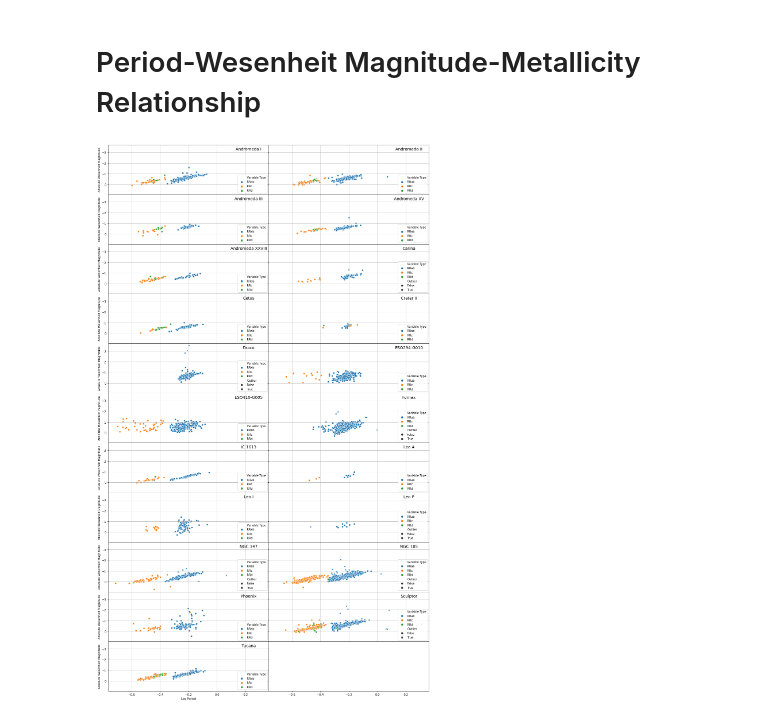
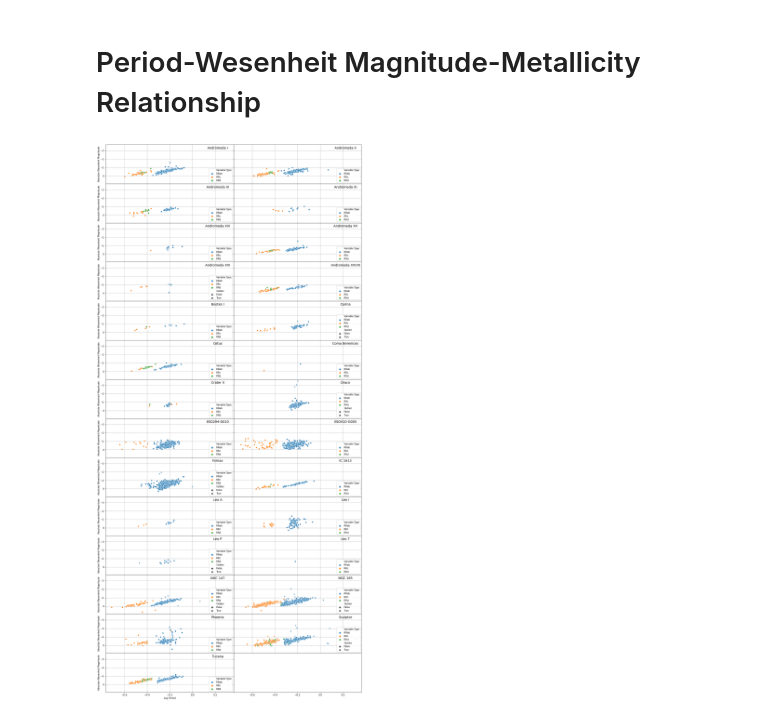
Before and after one commit to pranav-nagarajan/Variable-Stars, a Jupyter notebook: Data Analysis for Variable Stars.ipynb, the cells around one changed output. Drawn from its saved outputs; the diff is of its cells as text; code cells hidden in the pictures.

```diff
--- a/Data Analysis for Variable Stars.ipynb
+++ b/Data Analysis for Variable Stars.ipynb
@@ -348,7 +348,7 @@ and_xvi_names = ['Star', 'RA', 'Dec', 'Type', 'Period (Days)', 'F475W Magnitude'
 and_xvi_graph_tab, and_xvi_lin_reg = convert_table(and_xvi_path, and_xvi_names)
 # %%
 filter_sixteen = (and_xvi_graph_tab['Variable Type'] == 'ab')
-and_xvi_graph_tab['Outlier'] = filter_sixteen & (and_xvi_graph_tab['Log Period'] < -0.208)
+and_xvi_graph_tab['Outlier'] = filter_sixteen & (and_xvi_graph_tab['Wesenheit Magnitude'] > 23.5)
 display(and_xvi_graph_tab.head())
 # %% [output]
 |  | Star | Variable Type | Period (Days) | Wesenheit Magnitude | Uncertainty in Wesenheit Magnitude | Log Period | Outlier |
@@ -361,6 +361,7 @@ display(and_xvi_graph_tab.head())
 bool_filter_sixteen = and_xvi_graph_tab[and_xvi_graph_tab['Variable Type'] == 'ab'].reset_index()['Outlier']
 and_xvi_lin_reg = and_xvi_lin_reg.loc[~(bool_filter_sixteen), :]
 and_xvi_lin_reg = fix_star_code(and_xvi_lin_reg)
+and_sixteen_graph_tab = and_xvi_graph_tab.copy()
 display(and_xvi_lin_reg.head())
 and_xvi_lin_reg.to_csv('Monte Carlo/and_sixteen_mcmc.csv', index = False)
 # %% [output]
@@ -405,7 +406,7 @@ and_xi_path = os.path.join('Andromeda', 'Andromeda XI and XIII/and_xi.txt')
 and_xi_names = ['Star', 'RA Hour', 'RA Min', 'RA Sec', 'Dec Degree', 'Dec Arcmin', 'Dec Arcsec', 'V Magnitude', 'Color',
                 'Period (Days)', 'V Amplitude', 'Type']
 
-and_xi_graph_tab, and_xi_lin_reg = and_xi_xiii_parser(and_xi_path, and_xi_names)
+and_eleven_graph_tab, and_xi_lin_reg = and_xi_xiii_parser(and_xi_path, and_xi_names)
 
 display(and_xi_lin_reg.head())
 and_xi_lin_reg.to_csv('Monte Carlo/and_eleven_mcmc.csv', index = False)
@@ -426,7 +427,7 @@ plt.title(f'Period-Magnitude Relation for Andromeda XI');
 # %%
 and_xiii_path = os.path.join('Andromeda', 'Andromeda XI and XIII/and_xiii.txt')
 
-and_xiii_graph_tab, and_xiii_lin_reg = and_xi_xiii_parser(and_xiii_path, and_xi_names)
+and_thirteen_graph_tab, and_xiii_lin_reg = and_xi_xiii_parser(and_xiii_path, and_xi_names)
 
 display(and_xiii_lin_reg.head())
 and_xiii_lin_reg.to_csv('Monte Carlo/and_thirteen_mcmc.csv', index = False)
@@ -1620,41 +1621,43 @@ plt.title(f'Period-Magnitude Relation for Milky Way Field RR Lyrae');
 # %% [markdown]
 # Period-Wesenheit Magnitude-Metallicity Relationship
 # %%
-fig, ax = plt.subplots(11, 2, figsize = (20, 35), sharex = True, sharey = True, gridspec_kw = {'wspace' : 0, 'hspace' : 0})
-data_repo = [and_one_graph_tab, and_two_graph_tab, and_three_graph_tab, and_fifteen_graph_tab, and_twenty_eight_graph_tab,
-             carina_graph_tab, cetus_graph_tab, crater_graph_tab, draco_graph_tab, ESO_294_graph_tab, ESO_410_graph_tab,
-             fornax_graph_tab, ic_graph_tab, leo_a_graph_tab, leo_i_graph_tab, leo_p_graph_tab, NGC_147_graph_tab,
-             NGC_185_graph_tab, phoenix_graph_tab, sculptor_graph_tab, tucana_graph_tab]
-galaxy_names = ['Andromeda I', 'Andromeda II', 'Andromeda III', 'Andromeda XV', 'Andromeda XXVIII', 'Carina', 'Cetus',
-                'Crater II', 'Draco', 'ESO294-G010', 'ESO410-G005', 'Fornax', 'IC 1613', 'Leo A', 'Leo I', 'Leo P',
+fig, ax = plt.subplots(14, 2, figsize = (20, 44), sharex = True, sharey = True, gridspec_kw = {'wspace' : 0, 'hspace' : 0})
+data_repo = [and_one_graph_tab, and_two_graph_tab, and_three_graph_tab, and_eleven_graph_tab, and_thirteen_graph_tab,
+             and_fifteen_graph_tab, and_sixteen_graph_tab, and_twenty_eight_graph_tab, bootes_graph_tab, carina_graph_tab,
+             cetus_graph_tab, coma_graph_tab, crater_graph_tab, draco_graph_tab, ESO_294_graph_tab, ESO_410_graph_tab,
+             fornax_graph_tab, ic_graph_tab, leo_a_graph_tab, leo_i_graph_tab, leo_p_graph_tab, leo_t_graph_tab,
+             NGC_147_graph_tab, NGC_185_graph_tab, phoenix_graph_tab, sculptor_graph_tab, tucana_graph_tab]
+galaxy_names = ['Andromeda I', 'Andromeda II', 'Andromeda III', 'Andromeda XI', 'Andromeda XIII', 'Andromeda XV',
+                'Andromeda XVI', 'Andromeda XXVIII', 'Bootes I', 'Carina', 'Cetus', 'Coma Berenices', 'Crater II',
+                'Draco', 'ESO294-G010', 'ESO410-G005', 'Fornax', 'IC 1613', 'Leo A', 'Leo I', 'Leo P', 'Leo T',
                 'NGC 147', 'NGC 185', 'Phoenix', 'Sculptor', 'Tucana']
 mean_mods = np.loadtxt('moduli.txt')
 
-for data in [carina_graph_tab, cetus_graph_tab, draco_graph_tab, fornax_graph_tab,
-             ic_graph_tab, leo_a_graph_tab, phoenix_graph_tab, tucana_graph_tab]:
+for data in [and_eleven_graph_tab, and_thirteen_graph_tab, and_sixteen_graph_tab, carina_graph_tab, cetus_graph_tab,
+             draco_graph_tab, fornax_graph_tab, ic_graph_tab, leo_a_graph_tab, phoenix_graph_tab, tucana_graph_tab]:
     data.loc[:, 'Variable Type'] = data['Variable Type'].replace({'ab' : 'RRab', 'c' : 'RRc', 'd' : 'RRd'})
 
 for i in range(len(data_repo)):
     data_repo[i] = data_repo[i][data_repo[i]['Variable Type'].isin(np.array(['RRab', 'RRc', 'RRd']))]
 
-for i in range(11):
+for i in range(14):
     for j in range(2):
-        if i == 10 and j == 1:
+        if i == 13 and j == 1:
             break
         lin_tab = data_repo[2*i + j].copy()
         mean_tab = mean_mods[2*i + j] * np.ones(len(lin_tab))
         lin_tab['Absolute Wesenheit Magnitude'] = lin_tab['Wesenheit Magnitude'] - mean_tab
         if 'Outlier' in lin_tab.columns:
             sns.scatterplot(data = lin_tab, x = 'Log Period', y = 'Absolute Wesenheit Magnitude',
                             hue = 'Variable Type', hue_order = ['RRab', 'RRc', 'RRd'],
                             style = 'Outlier', ax = ax[i][j])
         else:
             sns.scatterplot(data = lin_tab, x = 'Log Period', y = 'Absolute Wesenheit Magnitude',
                             hue = 'Variable Type', hue_order = ['RRab', 'RRc', 'RRd'], ax = ax[i][j])
         ax[i][j].invert_yaxis()
         ax[i][j].grid()
         ax[i][j].legend(loc = 'lower right')
         ax[i][j].text(0.875, 0.915, f'{galaxy_names[2*i + j]}', horizontalalignment='center', verticalalignment='center',
                       transform=ax[i][j].transAxes, fontsize = 14);
 # %% [output]
-[figure, old version]
+[figure, new version]
```
Also changed, not shown: parts of 3 cells of this notebook, 2 other files.
